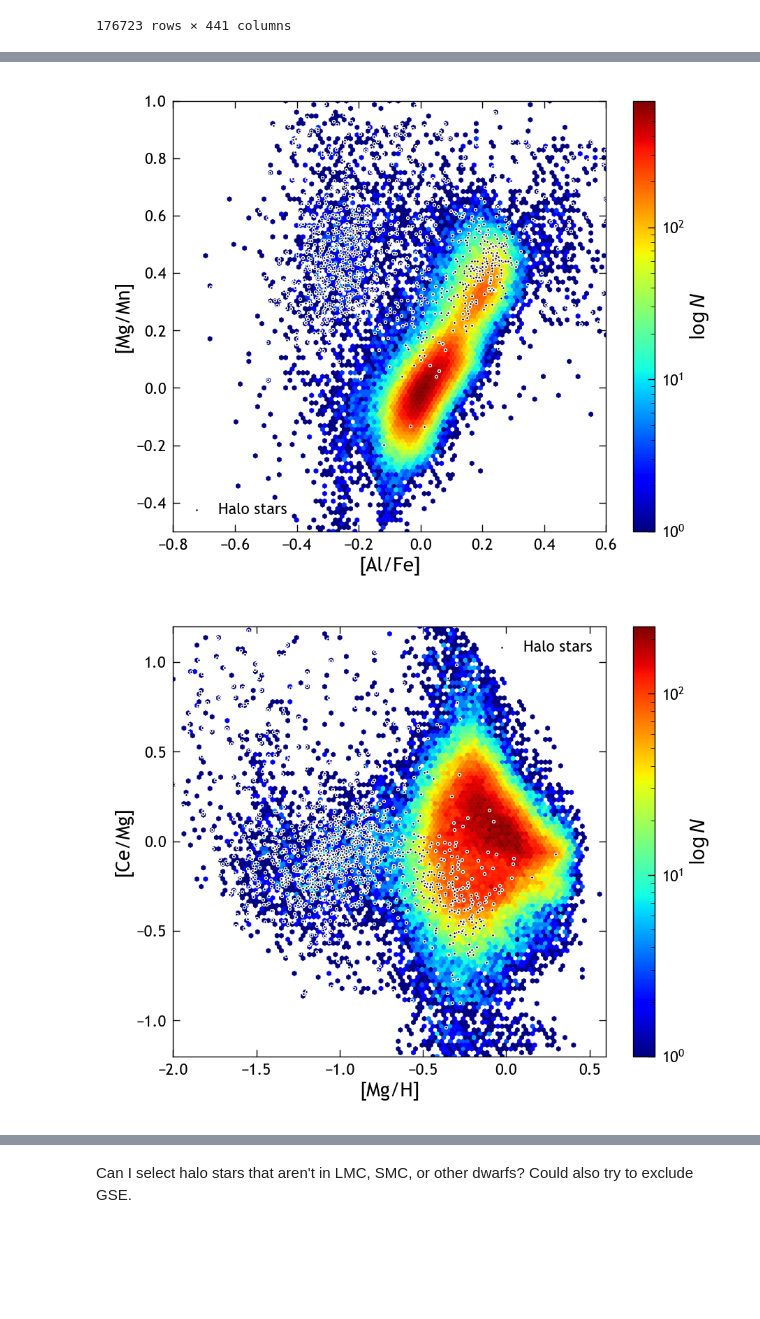
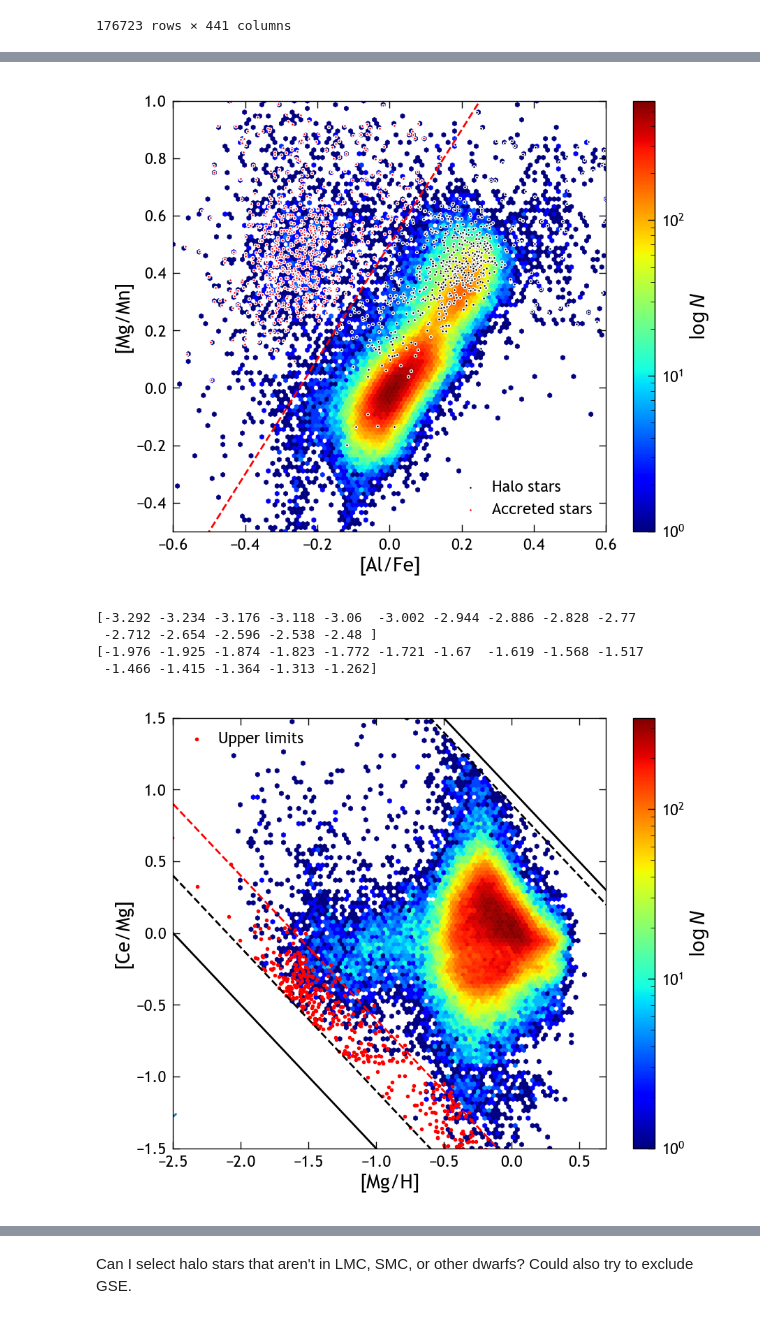
Before and after one commit to lodubay/chemical-clocks, a Jupyter notebook: src/scripts/halo.ipynb, the cells around one changed output, grey strips where cells are left out. Saved outputs shown, nothing was run; the diff lists cells and outputs as text; code cells hidden in the pictures; blank space fills up the shorter version.

Commit message:
more halo plots

```diff
--- a/src/scripts/halo.ipynb
+++ b/src/scripts/halo.ipynb
@@ -34,6 +34,11 @@ mwm_rgb
 def ce_upper_limit(teff, snr):
     return -0.93 + 0.51*(teff/1000) - 1.84*(np.log10(snr)) + 0.174*(np.log10(snr))**2
 
+ce_limits = mwm_rgb[
+    (mwm_rgb['snr'] > 150) &
+    (mwm_rgb['ce_h'] - mwm_rgb['e_ce_h'] < ce_upper_limit(mwm_rgb['teff'], mwm_rgb['snr']))
+].copy()
+
 mwm_rgb = mwm_rgb[
     (mwm_rgb['snr'] > 150) &
     (mwm_rgb['ce_h'] - mwm_rgb['e_ce_h'] > ce_upper_limit(mwm_rgb['teff'], mwm_rgb['snr']))
@@ -73,7 +79,7 @@ plt.show()
 # %%
 fig, ax = plt.subplots(figsize=(5, 4))
 
-kwargs = dict(gridsize=100, cmap='jet', linewidths=0.2, extent=[-0.8, 0.6, -0.5, 1])
+kwargs = dict(gridsize=100, cmap='jet', linewidths=0.2, extent=[-0.6, 0.6, -0.5, 1])
 pcm = ax.hexbin(
     mwm_rgb['al_fe'], mwm_rgb['mg_mn'],
     C=np.ones(mwm_rgb.shape[0]),
@@ -84,7 +90,18 @@ pcm = ax.hexbin(
 fig.colorbar(pcm, ax=ax, label=r'$\log N$')
 
 mwm_halo = mwm_rgb[mwm_rgb['E']/1e5 > halo_ELz_cut(mwm_rgb['Lz']/1e3)]
+mwm_disk = mwm_rgb[mwm_rgb['E']/1e5 < halo_ELz_cut(mwm_rgb['Lz']/1e3)]
 ax.scatter(mwm_halo['al_fe'], mwm_halo['mg_mn'], rasterized=True, edgecolors='w', linewidths=0.5, s=2, c='k', label='Halo stars')
+
+def accreted_boundary(alfe):
+    return 0.5 + 2*alfe
+
+alfe_arr = np.arange(-0.6, 0.5, 0.1)
+ax.plot(alfe_arr, accreted_boundary(alfe_arr), 'r--')
+
+mwm_accreted = mwm_halo[mwm_halo['mg_mn'] > accreted_boundary(mwm_halo['al_fe'])]
+mwm_halo_in_situ = mwm_halo[mwm_halo['mg_mn'] < accreted_boundary(mwm_halo['al_fe'])]
+ax.scatter(mwm_accreted['al_fe'], mwm_accreted['mg_mn'], rasterized=True, edgecolors='w', linewidths=0.5, s=2, c='r', label='Accreted stars')
 
 ax.set_xlabel('[Al/Fe]')
 ax.set_ylabel('[Mg/Mn]')
@@ -94,28 +111,54 @@ ax.legend()
 
 plt.show()
 # %% [output]
-[figure, old version]
+[figure, new version]
+# %%
+mg_coeffs = [0.38, 0.58, -5.17, 1.116]
+fe_coeffs = [-1.88, 0.44, -1.91, 0.273]
+ce_coeffs = [-0.93, 0.51, -1.84, 0.174]
+
+def detection_limits(teff, snr, coeffs):
+    return coeffs[0] + coeffs[1]*(teff/1000) + coeffs[2]*(np.log10(snr)) + coeffs[3]*(np.log10(snr))**2
 # %%
 fig, ax = plt.subplots(figsize=(5, 4))
 
-kwargs = dict(gridsize=100, cmap='jet', linewidths=0.2, extent=[-2., 0.6, -1.2, 1.2])
+kwargs = dict(gridsize=100, cmap='jet', linewidths=0.2, extent=[-2.5, 0.7, -1.5, 1.5])
 pcm = ax.hexbin(
     mwm_rgb['mg_h'], mwm_rgb['ce_mg'],
     C=np.ones(mwm_rgb.shape[0]),
     reduce_C_function=np.sum,
     norm=LogNorm(),
     **kwargs
 )
 fig.colorbar(pcm, ax=ax, label=r'$\log N$')
 
-ax.scatter(mwm_halo['mg_h'], mwm_halo['ce_mg'], rasterized=True, edgecolors='w', linewidths=0.5, s=2, c='k', label='Halo stars')
+# ax.scatter(mwm_halo['mg_h'], mwm_halo['ce_mg'], rasterized=True, edgecolors='w', linewidths=0.5, s=2, c='k', label='Halo stars')
+ax.scatter(ce_limits['mg_h'], ce_limits['ce_mg'], c='r', s=1, label='Upper limits')
+
+# Indicate abundance upper limits
+teff_arr = np.arange(3800, 5300, 100)
+ax.plot(detection_limits(teff_arr, 100, mg_coeffs), detection_limits(teff_arr, 100, ce_coeffs))
+print(detection_limits(teff_arr, 100, mg_coeffs))
+print(detection_limits(teff_arr, 100, ce_coeffs))
+
+# Indicate grid edges
+mgh_arr = np.arange(-2.5, 1.25, 0.25)
+ax.plot(mgh_arr, -2.5 - mgh_arr, 'k-') # hard grid edge
+ax.plot(mgh_arr, -2.1 - mgh_arr, 'k--') # edge of stars flagged bad
+ax.plot(mgh_arr, -1.6 - mgh_arr, 'r--') # indicates region of upper limits (manual)
+ax.plot(mgh_arr, 1 - mgh_arr, 'k-') # hard grid edge
+ax.plot(mgh_arr, 0.9 - mgh_arr, 'k--') # edge of stars flagged bad
 
 ax.set_xlabel('[Mg/H]')
 ax.set_ylabel('[Ce/Mg]')
 ax.set_xlim(kwargs['extent'][:2])
 ax.set_ylim(kwargs['extent'][2:])
 ax.legend()
 
 plt.show()
 # %% [output]
+[-3.292 -3.234 -3.176 -3.118 -3.06  -3.002 -2.944 -2.886 -2.828 -2.77
+ -2.712 -2.654 -2.596 -2.538 -2.48 ]
+[-1.976 -1.925 -1.874 -1.823 -1.772 -1.721 -1.67  -1.619 -1.568 -1.517
+ -1.466 -1.415 -1.364 -1.313 -1.262]
-[figure, old version]
+[figure, new version]
```
Also changed, not shown: parts of 4 cells of this notebook.
